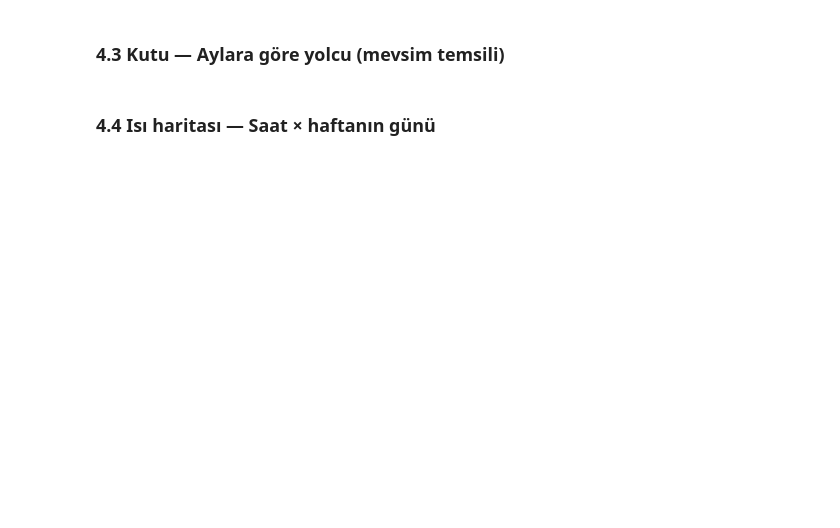
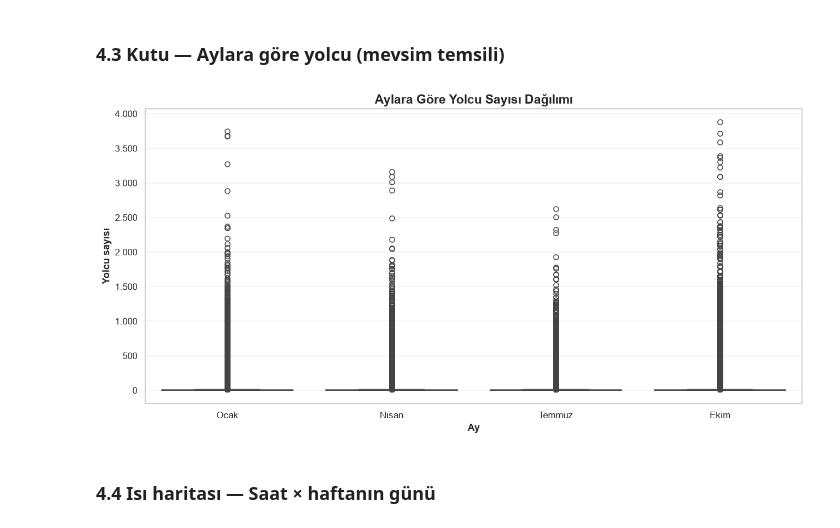
Before and after one commit to gurkankilinc/Veri-Bilimi-Final-Projesi, a Jupyter notebook: notebooks/analiz.ipynb, the cells around one changed output. Drawn from its saved outputs; the diff is of its cells as text; code cells hidden in the pictures; blank space fills up the shorter version.

```diff
--- a/notebooks/analiz.ipynb
+++ b/notebooks/analiz.ipynb
@@ -122,10 +249,16 @@ plt.show()
 # %% [markdown]
 ### 4.3 Kutu — Aylara göre yolcu (mevsim temsili)
 # %%
-ax = sns.boxplot(data=otobus, x="ay", y=S["yolcu"])
+fig, ax = plt.subplots()
+sns.boxplot(data=otobus, x="ay", y=S["yolcu"], hue="ay",
+            palette="bright", legend=False, ax=ax)
+ax.set_xticklabels([AYLAR.get(int(t.get_text()), t.get_text()) for t in ax.get_xticklabels()])
 ax.set(title="Aylara Göre Yolcu Sayısı Dağılımı", xlabel="Ay", ylabel="Yolcu sayısı")
+binlik(ax)
 plt.tight_layout(); plt.savefig("../figures/03_kutu_ay.png", dpi=120, bbox_inches="tight")
 plt.show()
+# %% [output]
+[figure, added]
 # %% [markdown]
 ### 4.4 Isı haritası — Saat × haftanın günü
 # %%
```
Also changed, not shown: parts of 34 cells of this notebook.
